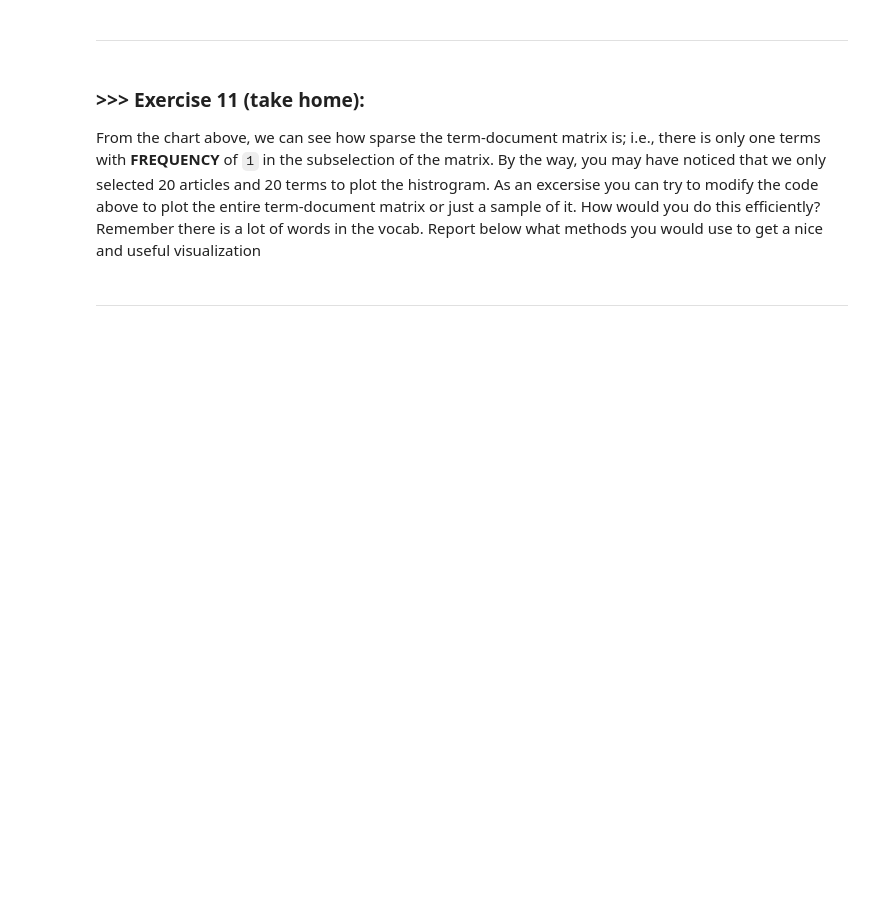
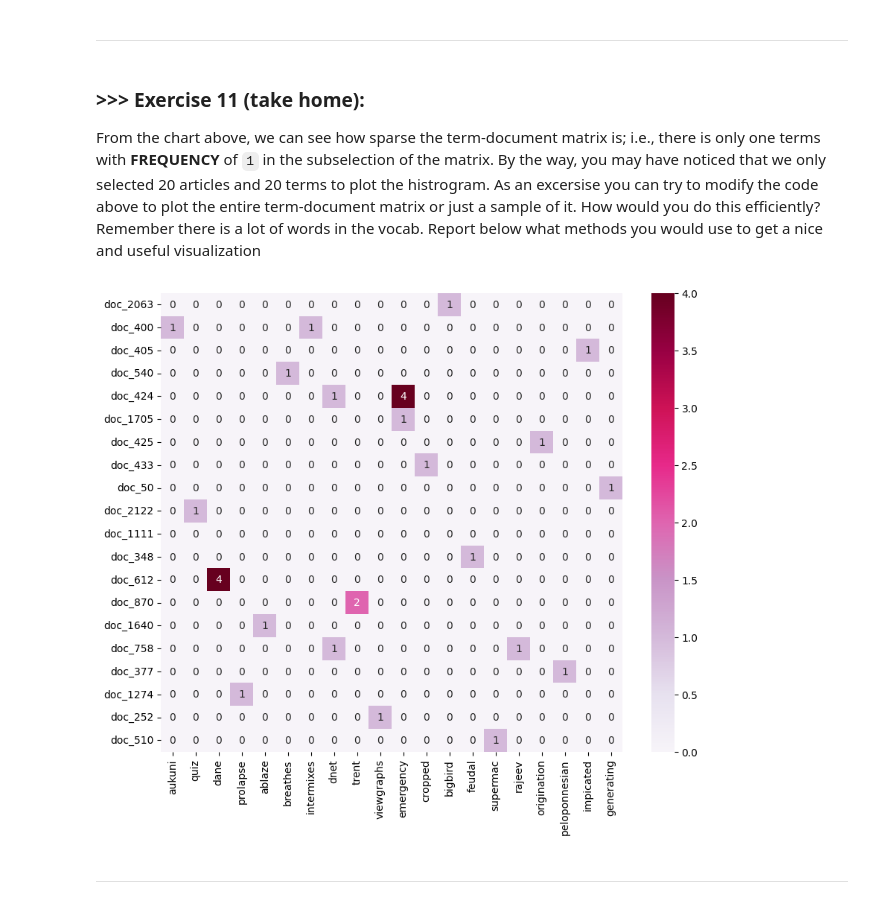
Before and after one commit to linshoufan/DM2025-Lab1-Exercise, a Jupyter notebook: DM2025-Lab1-Master.ipynb, the cells around one changed output. Saved outputs shown, nothing was run; the diff lists cells and outputs as text; code cells hidden in the pictures; blank space fills up the shorter version.

```diff
--- a/DM2025-Lab1-Master.ipynb
+++ b/DM2025-Lab1-Master.ipynb
@@ -1169,3 +1165,43 @@ From the chart above, we can see how sparse the term-document matrix is; i.e., t
+# %%
+# Answer here
+
+n_docs = 20
+n_terms = 20
+
+# randomly select terms
+all_terms = np.arange(X_counts.shape[1])
+terms_idx = np.random.choice(all_terms, n_terms, replace=False)
+
+# ensure each term has at least one non-zero document
+docs_set = set()
+for term in terms_idx:
+    docs_with_term = X_counts[:, term].nonzero()[0]
+    if len(docs_with_term) > 0:
+        docs_set.add(np.random.choice(docs_with_term))
+
+# if not enough documents, randomly select more
+all_docs = np.arange(X_counts.shape[0])
+while len(docs_set) < n_docs:
+    docs_set.add(np.random.choice(all_docs))
+
+docs_idx = list(docs_set)[:n_docs]
+
+# build sub-matrix
+plot_matrix = X_counts[docs_idx][:, terms_idx].toarray()
+plot_x = count_vect.get_feature_names_out()[terms_idx]
+plot_y = [f"doc_{d}" for d in docs_idx]
+
+df_plot = pd.DataFrame(plot_matrix, columns = plot_x, index = plot_y)
+
+plt.figure(figsize = (10, 8))
+ax = sns.heatmap(df_plot,
+                cmap = "PuRd",
+                vmin = 0,
+                vmax = df_plot.values.max(),
+                annot = True, fmt = "d"
+)
+# %% [output]
+[figure, added]
 # %% [markdown]
 ---
 # %% [markdown]
```
Also changed, not shown: parts of 9 cells of this notebook.
